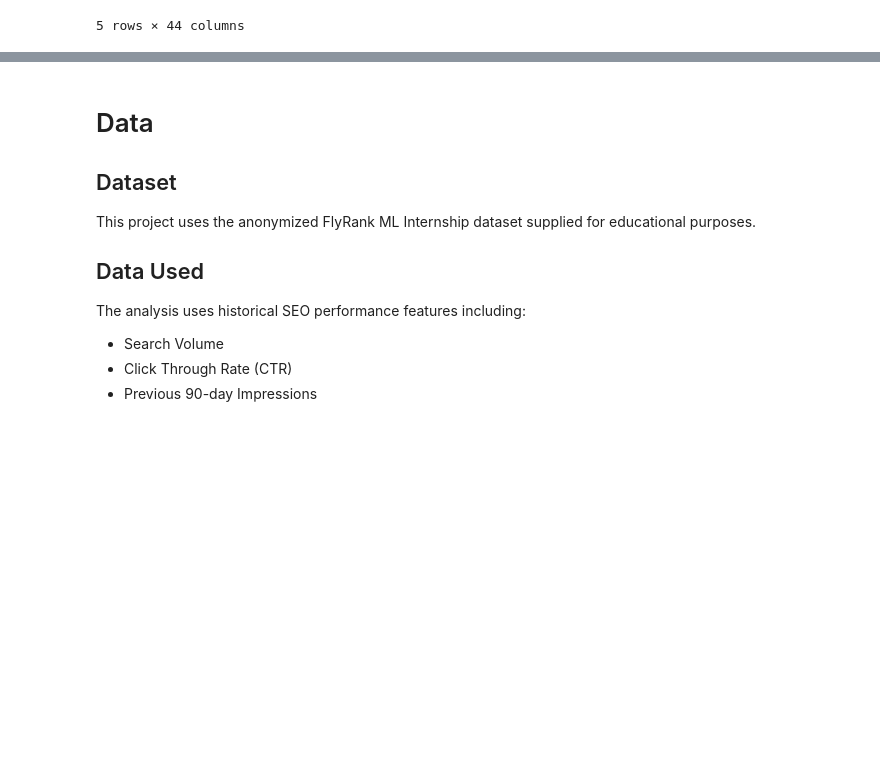
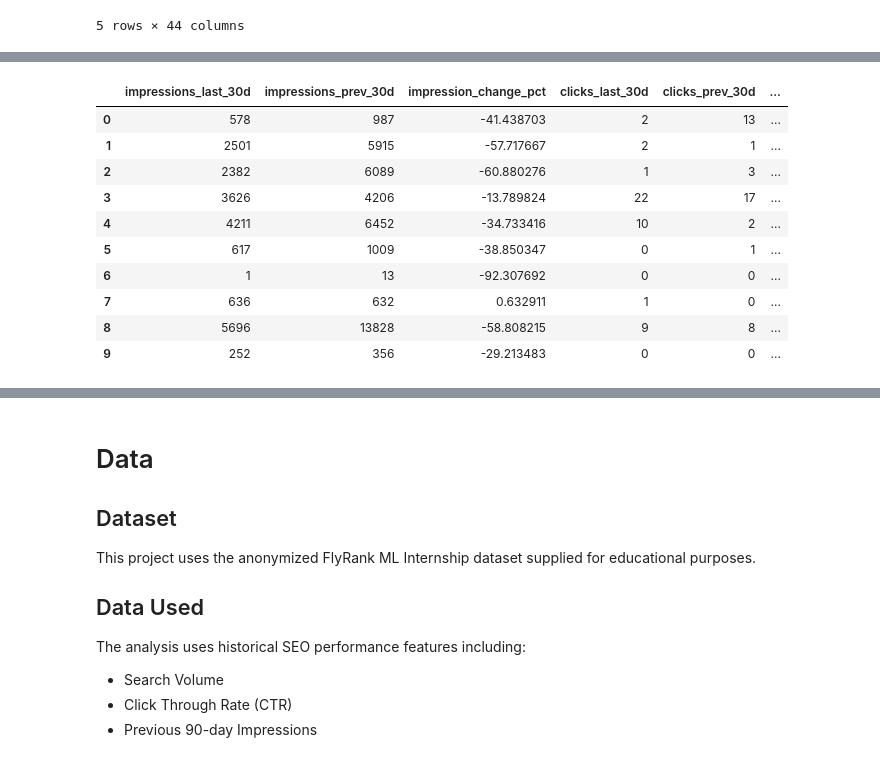
Before and after one commit to prachichoudhary2004/FlyRank, a Jupyter notebook: work/notebooks/capstone.ipynb, the cells around one changed output, grey strips where cells are left out. Drawn from its saved outputs; the diff is of its cells as text; code cells hidden in the pictures; blank space fills up the shorter version.

```diff
--- a/work/notebooks/capstone.ipynb
+++ b/work/notebooks/capstone.ipynb
@@ -36,0 +149,46 @@ display(df.head())
+# %%
+# Historical performance changes
+# These features use only the available 30-day historical windows.
+
+df["impression_change_pct"] = (
+    (df["impressions_last_30d"] - df["impressions_prev_30d"])
+    / df["impressions_prev_30d"].replace(0, pd.NA)
+) * 100
+
+df["click_change_pct"] = (
+    (df["clicks_last_30d"] - df["clicks_prev_30d"])
+    / df["clicks_prev_30d"].replace(0, pd.NA)
+) * 100
+
+df["session_change_pct"] = (
+    (df["sessions_last_30d"] - df["sessions_prev_30d"])
+    / df["sessions_prev_30d"].replace(0, pd.NA)
+) * 100
+
+display(
+    df[
+        [
+            "impressions_last_30d",
+            "impressions_prev_30d",
+            "impression_change_pct",
+            "clicks_last_30d",
+            "clicks_prev_30d",
+            "click_change_pct",
+            "sessions_last_30d",
+            "sessions_prev_30d",
+            "session_change_pct"
+        ]
+    ].head(10)
+)
+# %% [output]
+|  | impressions_last_30d | impressions_prev_30d | impression_change_pct | clicks_last_30d | clicks_prev_30d | ... |
+| 0 | 578 | 987 | -41.438703 | 2 | 13 | ... |
+| 1 | 2501 | 5915 | -57.717667 | 2 | 1 | ... |
+| 2 | 2382 | 6089 | -60.880276 | 1 | 3 | ... |
+| 3 | 3626 | 4206 | -13.789824 | 22 | 17 | ... |
+| 4 | 4211 | 6452 | -34.733416 | 10 | 2 | ... |
+| 5 | 617 | 1009 | -38.850347 | 0 | 1 | ... |
+| 6 | 1 | 13 | -92.307692 | 0 | 0 | ... |
+| 7 | 636 | 632 | 0.632911 | 1 | 0 | ... |
+| 8 | 5696 | 13828 | -58.808215 | 9 | 8 | ... |
+| 9 | 252 | 356 | -29.213483 | 0 | 0 | ... |
```
Also changed, not shown: parts of 6 cells of this notebook.
